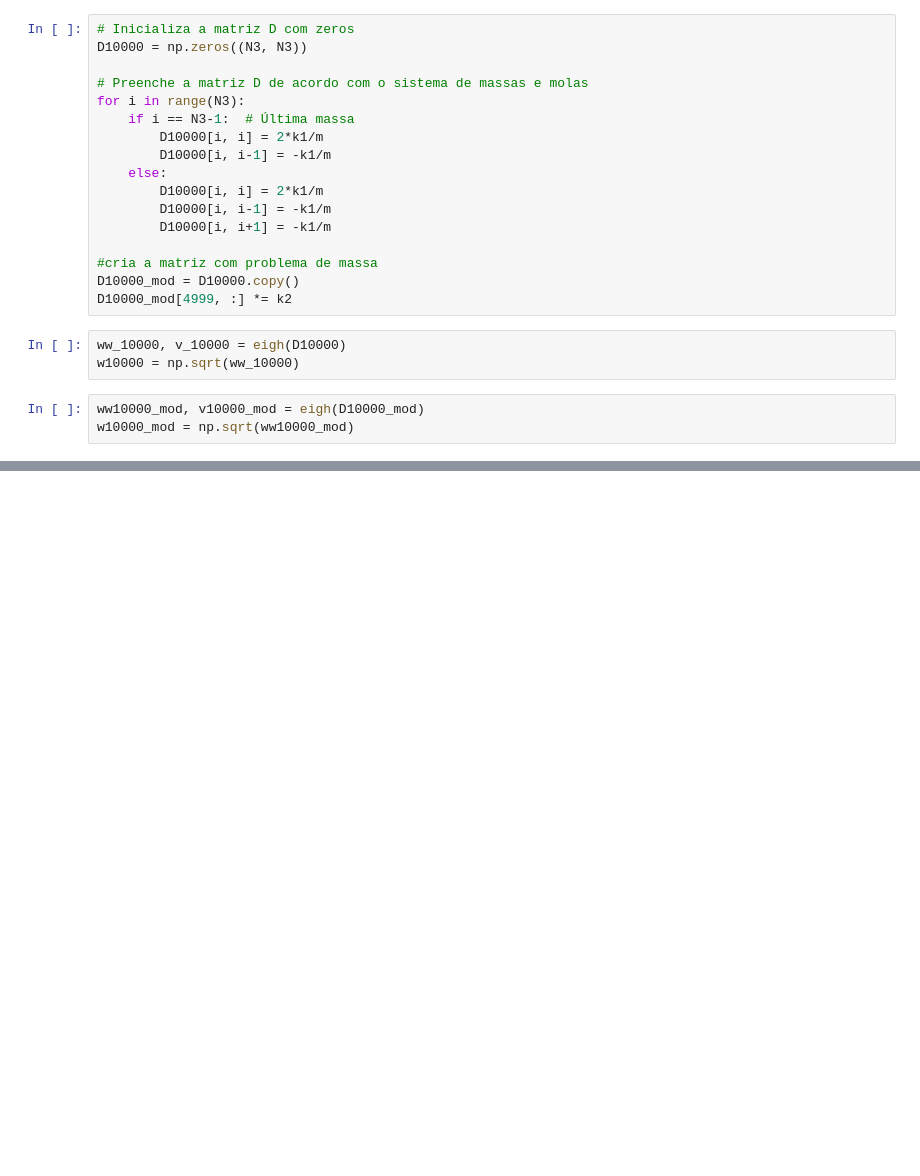
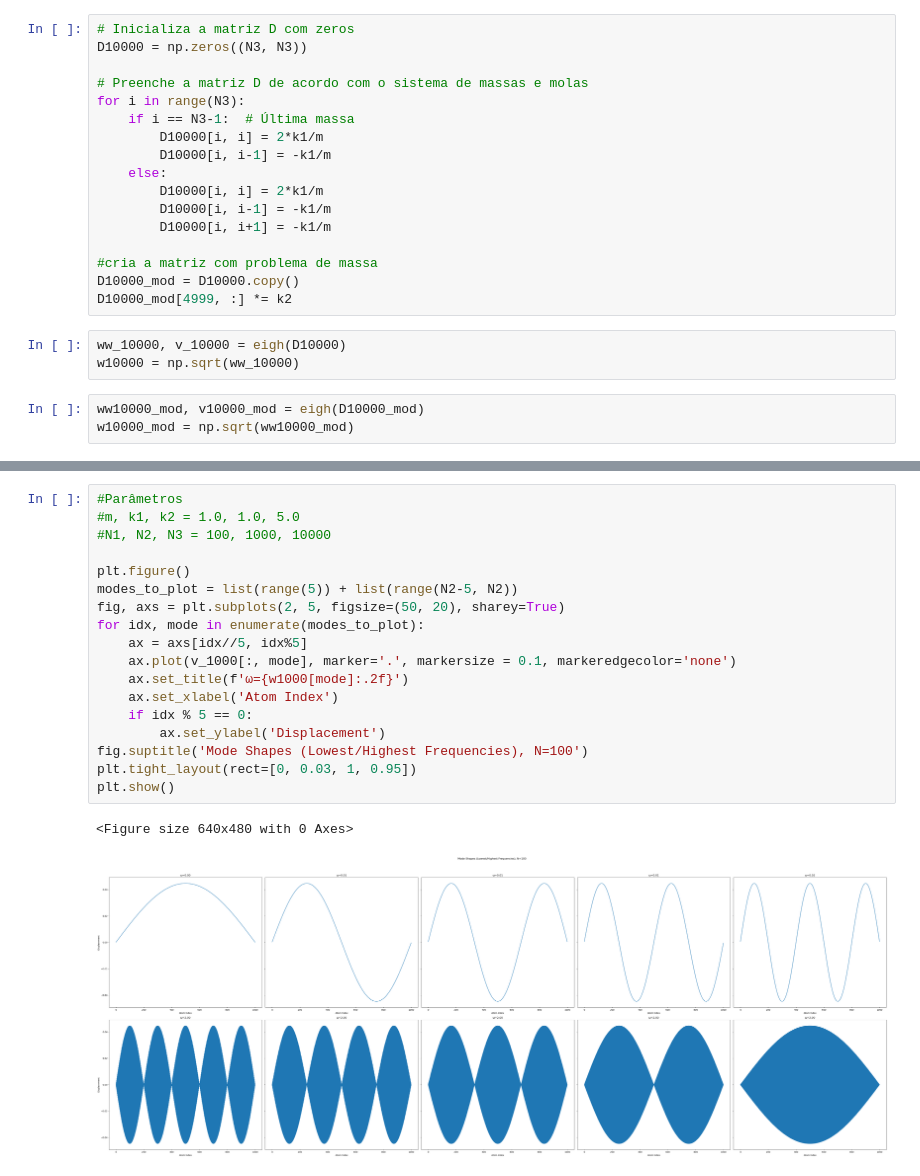
Before and after one commit to aragaoiberis/atv5, a Jupyter notebook: atv5.ipynb, the cells around one changed output, grey strips where cells are left out. Drawn from its saved outputs; the diff is of its cells as text; blank space fills up the shorter version.

```diff
--- a/atv5.ipynb
+++ b/atv5.ipynb
@@ -244 +244,22 @@ plt.show()
+# %%
+#Parâmetros
+#m, k1, k2 = 1.0, 1.0, 5.0
+#N1, N2, N3 = 100, 1000, 10000
+
+plt.figure()
+modes_to_plot = list(range(5)) + list(range(N2-5, N2))
+fig, axs = plt.subplots(2, 5, figsize=(50, 20), sharey=True)
+for idx, mode in enumerate(modes_to_plot):
+    ax = axs[idx//5, idx%5]
+    ax.plot(v_1000[:, mode], marker='.', markersize = 0.1, markeredgecolor='none')
+    ax.set_title(f'ω={w1000[mode]:.2f}')
+    ax.set_xlabel('Atom Index')
+    if idx % 5 == 0:
+        ax.set_ylabel('Displacement')
+fig.suptitle('Mode Shapes (Lowest/Highest Frequencies), N=100')
+plt.tight_layout(rect=[0, 0.03, 1, 0.95])
+plt.show()
+# %% [output]
+<Figure size 640x480 with 0 Axes>
+[figure, added]
 # %%
```
Also changed, not shown: parts of 2 cells of this notebook.
